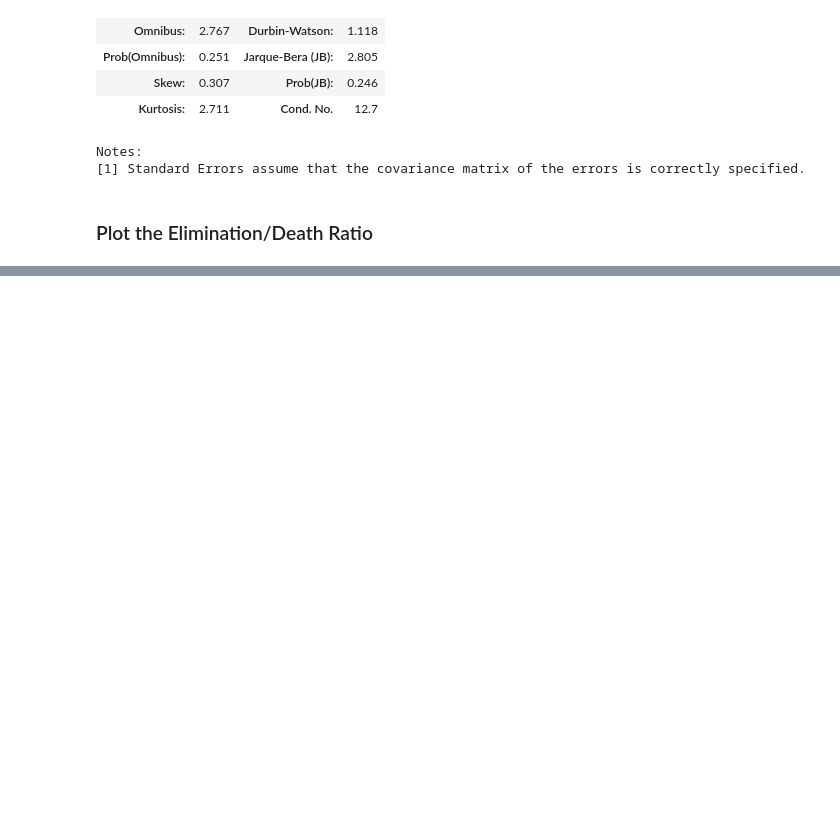
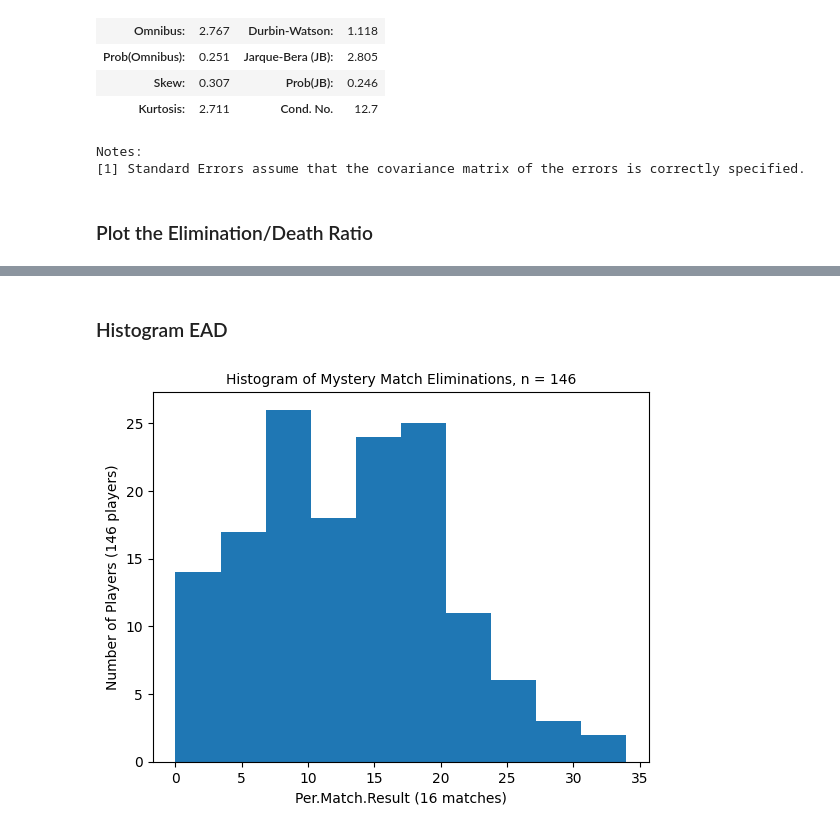
Before and after one commit to ddxbugs/owl-trainer, a Jupyter notebook: mystery.ipynb, the cells around one changed output, grey strips where cells are left out. Saved outputs shown, nothing was run; the diff lists cells and outputs as text; code cells hidden in the pictures; blank space fills up the shorter version.

```diff
--- a/mystery.ipynb
+++ b/mystery.ipynb
@@ -87,0 +101,11 @@ plt.show()
+# %% [markdown]
+### Histogram EAD
+# %%
+h1 = data['Elimination']
+plt.hist(h1)
+plt.title('Histogram of Mystery Match Eliminations, n = 146', fontsize=10)
+plt.ylabel('Number of Players (146 players)', fontsize=10)
+plt.xlabel('Per.Match.Result (16 matches)', fontsize=10)
+plt.show()
+# %% [output]
+[figure, added]
```
Also changed, not shown: parts of 6 cells of this notebook.
